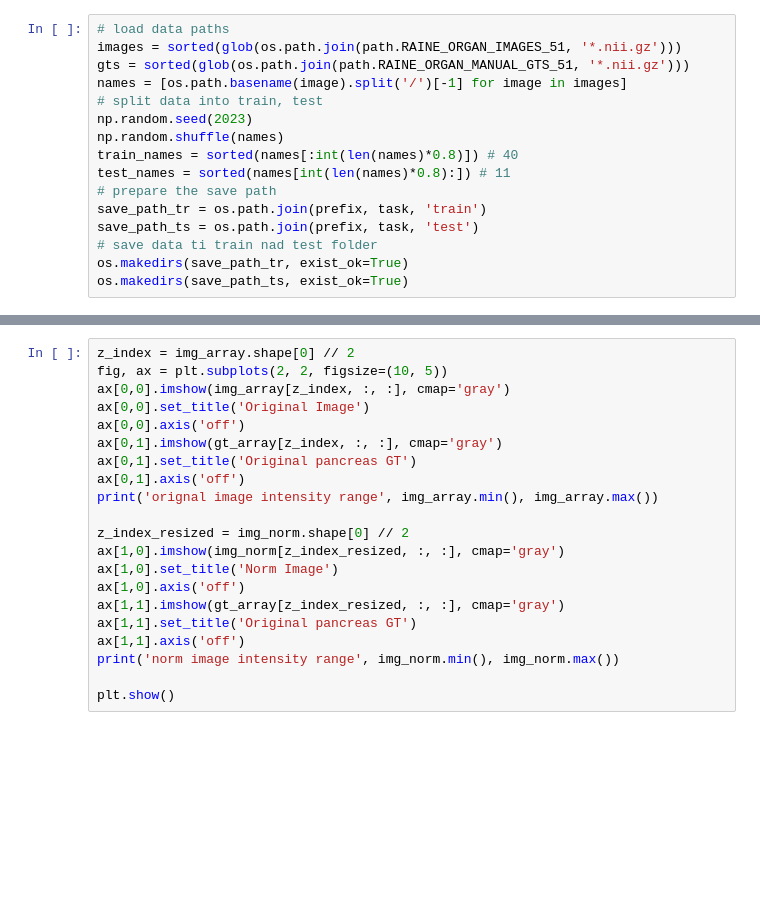
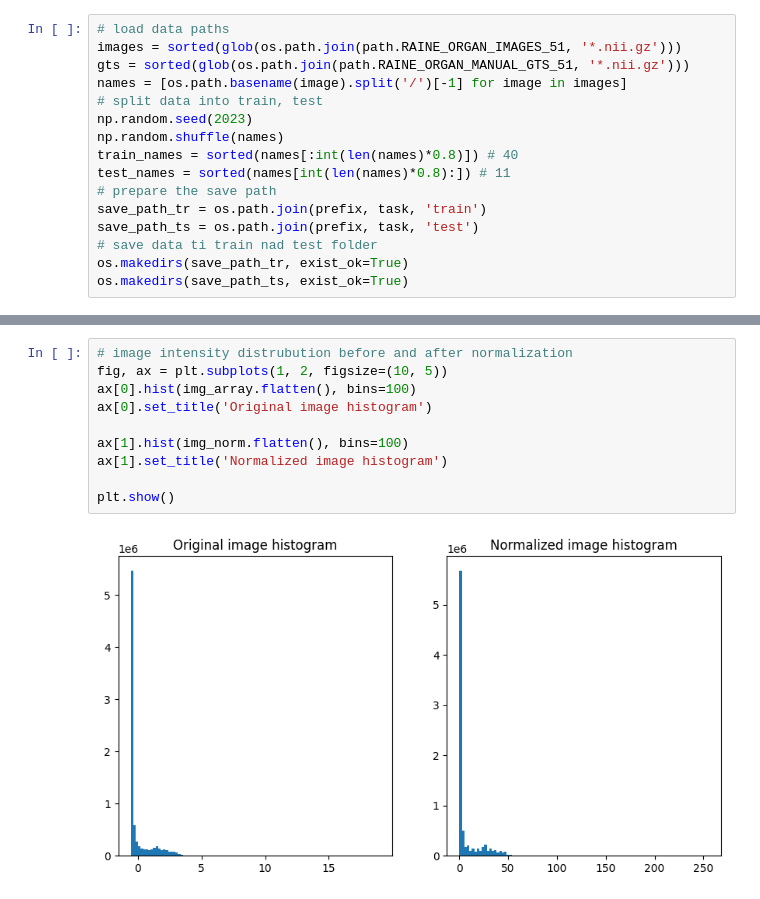
Before and after one commit to yexincheng/ALMRI, a Jupyter notebook: prepare_dataset.ipynb, the cells around one changed output, grey strips where cells are left out. Saved outputs shown, nothing was run; the diff lists cells and outputs as text; blank space fills up the shorter version.

```diff
--- a/prepare_dataset.ipynb
+++ b/prepare_dataset.ipynb
@@ -109,21 +67,12 @@ for name in train_names:
-# %%
-z_index = img_array.shape[0] // 2
-fig, ax = plt.subplots(2, 2, figsize=(10, 5))
-ax[0,0].imshow(img_array[z_index, :, :], cmap='gray')
-ax[0,0].set_title('Original Image')
-ax[0,0].axis('off')
-ax[0,1].imshow(gt_array[z_index, :, :], cmap='gray')
-ax[0,1].set_title('Original pancreas GT')
-ax[0,1].axis('off')
-print('orignal image intensity range', img_array.min(), img_array.max())
-
-z_index_resized = img_norm.shape[0] // 2
-ax[1,0].imshow(img_norm[z_index_resized, :, :], cmap='gray')
-ax[1,0].set_title('Norm Image')
-ax[1,0].axis('off')
-ax[1,1].imshow(gt_array[z_index_resized, :, :], cmap='gray')
-ax[1,1].set_title('Original pancreas GT')
-ax[1,1].axis('off')
-print('norm image intensity range', img_norm.min(), img_norm.max())
-
-plt.show()
+# %%
+# image intensity distrubution before and after normalization
+fig, ax = plt.subplots(1, 2, figsize=(10, 5))
+ax[0].hist(img_array.flatten(), bins=100)
+ax[0].set_title('Original image histogram')
+
+ax[1].hist(img_norm.flatten(), bins=100)
+ax[1].set_title('Normalized image histogram')
+
+plt.show()
+# %% [output]
+[figure, added]
```
Also changed, not shown: parts of 13 cells of this notebook, 2 other files.
